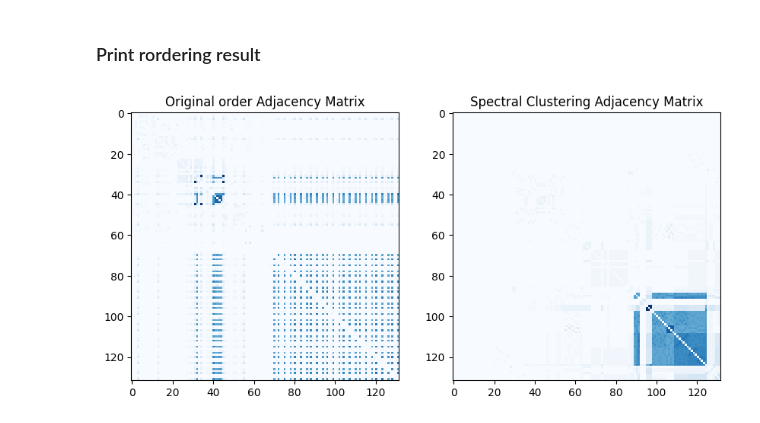
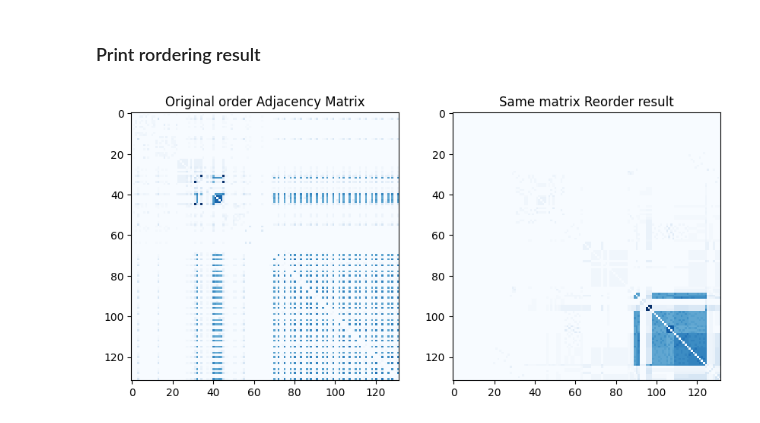
Before and after one commit to Lynch1206/Variable-Reorder4SupervisoryControl, a Jupyter notebook: Transitional_relationships.ipynb, the cells around one changed output. Saved outputs shown, nothing was run; the diff lists cells and outputs as text; code cells hidden in the pictures.

Commit message:
update the title

```diff
--- a/Transitional_relationships.ipynb
+++ b/Transitional_relationships.ipynb
@@ -235,17 +235,17 @@ SP
 # %%
 from Utility.data_func import reorder_symmetric
 SP['New_id'] = SP.index.tolist()
 SP['id'].astype(int)
 SP['New_id'].astype(int)
 
 new_matrix = reorder_symmetric(adj_original, SP['id'].tolist())
 
 # plot 2 plots side by side
 fig, axs = plt.subplots(1, 2, figsize=(10, 5))
 axs[0].set_title('Original order Adjacency Matrix')
 axs[0].imshow(adj_original, cmap='Blues', interpolation='nearest')
-axs[1].set_title('Spectral Clustering Adjacency Matrix')
+axs[1].set_title('Same matrix Reorder result')
 axs[1].imshow(new_matrix, cmap='Blues', interpolation='nearest')
 plt.show()
 # %% [output]
-[figure, old version]
+[figure, new version]
```
